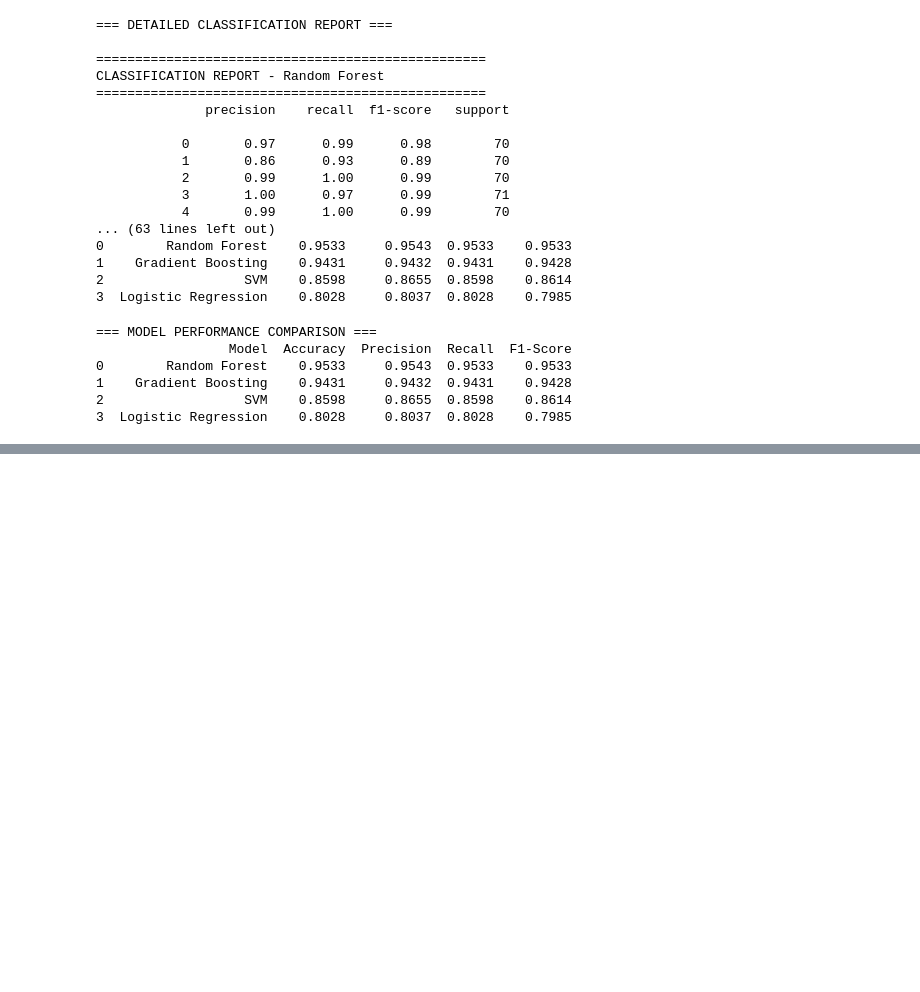
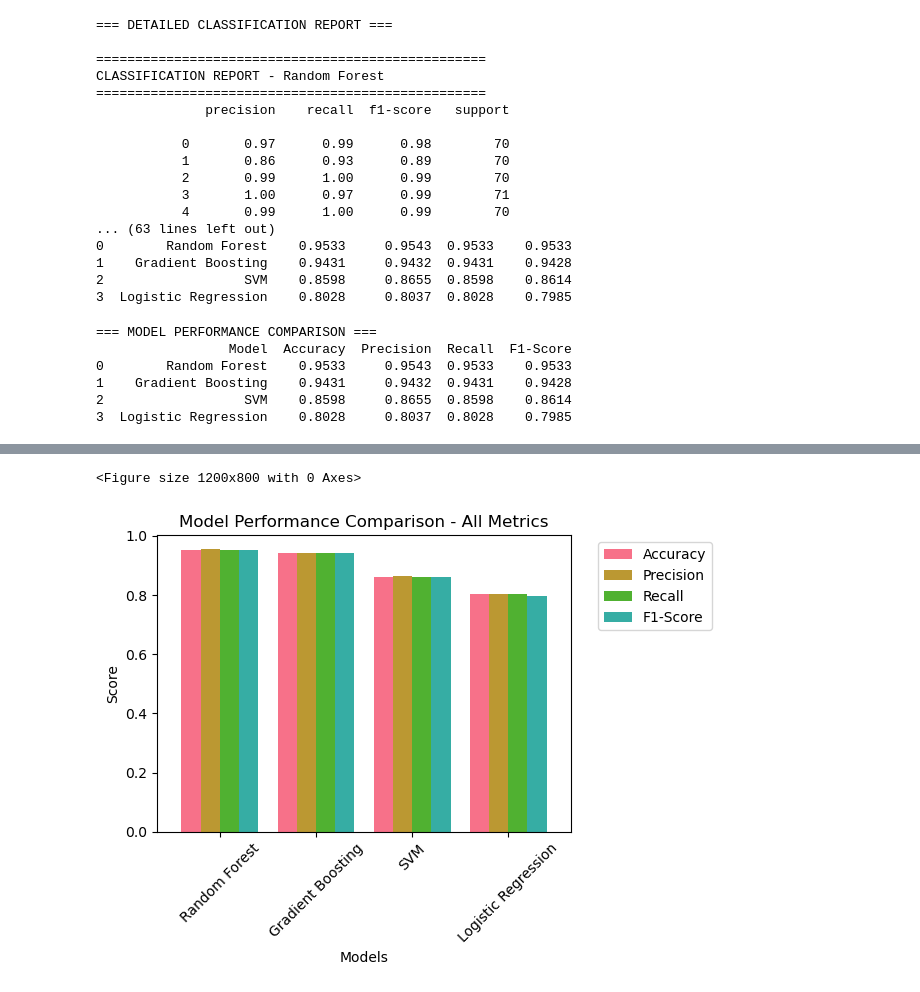
Before and after one commit to Kum-Kum666/Bengkod, a Jupyter notebook: Obesity.ipynb, the cells around one changed output, grey strips where cells are left out. Cells and saved outputs as stored; diff of their text form; code cells hidden in the pictures; blank space fills up the shorter version.

```diff
--- a/Obesity.ipynb
+++ b/Obesity.ipynb
@@ -754,0 +767,15 @@ plt.show()
+# %%
+# CELL 35: Overall Performance Comparison
+plt.figure(figsize=(12, 8))
+metrics_for_plot = metrics_df.set_index('Model')
+metrics_for_plot.plot(kind='bar', width=0.8)
+plt.title('Model Performance Comparison - All Metrics')
+plt.ylabel('Score')
+plt.xlabel('Models')
+plt.legend(bbox_to_anchor=(1.05, 1), loc='upper left')
+plt.xticks(rotation=45)
+plt.tight_layout()
+plt.show()
+# %% [output]
+<Figure size 1200x800 with 0 Axes>
+[figure, added]
```
Also changed, not shown: parts of 11 cells of this notebook.
